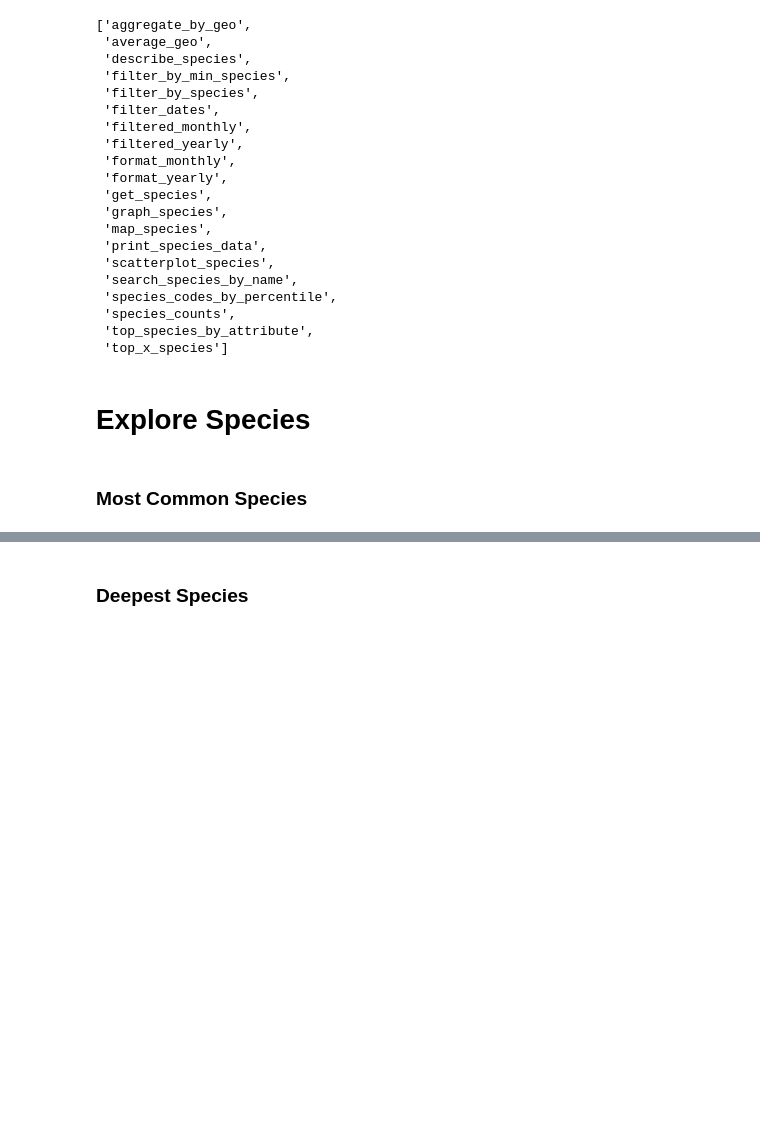
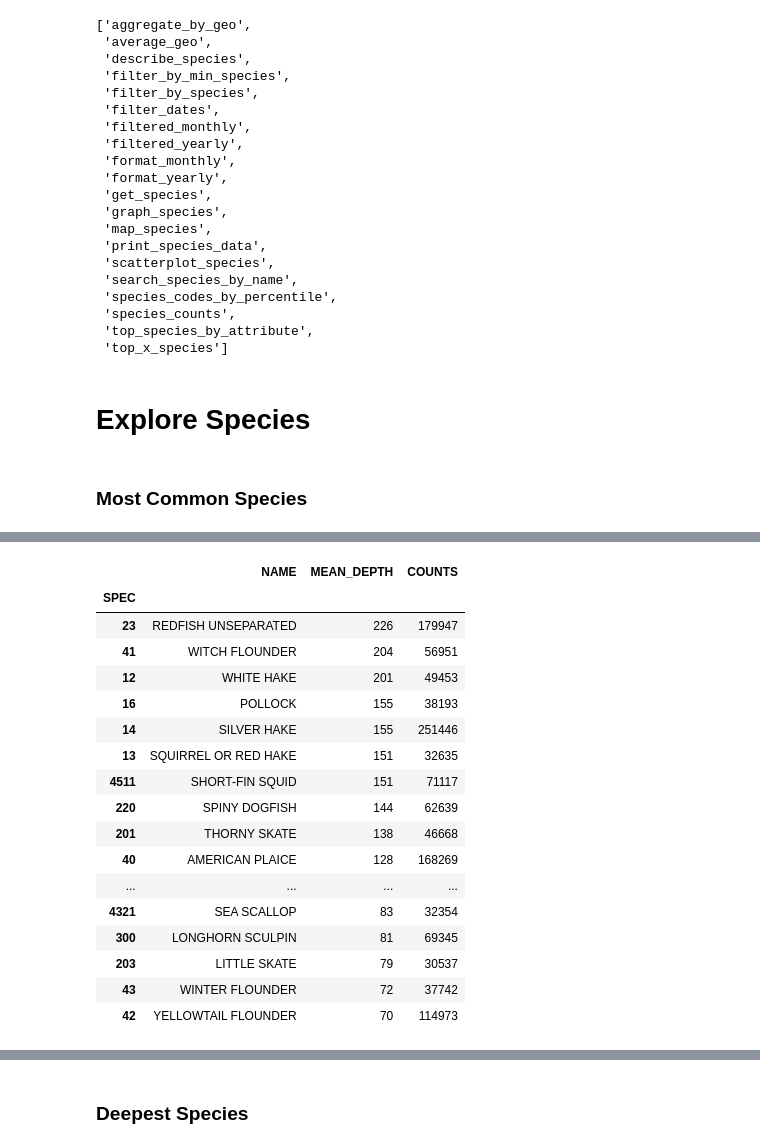
Before and after one commit to KevinCarr42/Maritimes-Research-Vessel-Surveys, a Jupyter notebook: Notebook5_EDA.ipynb, the cells around one changed output, grey strips where cells are left out. Cells and saved outputs as stored; diff of their text form; code cells hidden in the pictures; blank space fills up the shorter version.

```diff
--- a/Notebook5_EDA.ipynb
+++ b/Notebook5_EDA.ipynb
@@ -74,0 +96,25 @@ list_of_imported_functions
+# %%
+top_20_species_list = list(rv.top_x_species(df, 20).index)
+top_20_df = df[df['SPEC'].isin(top_20_species_list)]
+# %%
+# top 20 sorted by average DEPTH
+rv.top_species_by_attribute(top_20_df, attribute='DEPTH', how_many=20)
+# %% [output]
+|  | NAME | MEAN_DEPTH | COUNTS |
+| SPEC |  |  |  |
+| 23 | REDFISH UNSEPARATED | 226 | 179947 |
+| 41 | WITCH FLOUNDER | 204 | 56951 |
+| 12 | WHITE HAKE | 201 | 49453 |
+| 16 | POLLOCK | 155 | 38193 |
+| 14 | SILVER HAKE | 155 | 251446 |
+| 13 | SQUIRREL OR RED HAKE | 151 | 32635 |
+| 4511 | SHORT-FIN SQUID | 151 | 71117 |
+| 220 | SPINY DOGFISH | 144 | 62639 |
+| 201 | THORNY SKATE | 138 | 46668 |
+| 40 | AMERICAN PLAICE | 128 | 168269 |
+| ... | ... | ... | ... |
+| 4321 | SEA SCALLOP | 83 | 32354 |
+| 300 | LONGHORN SCULPIN | 81 | 69345 |
+| 203 | LITTLE SKATE | 79 | 30537 |
+| 43 | WINTER FLOUNDER | 72 | 37742 |
+| 42 | YELLOWTAIL FLOUNDER | 70 | 114973 |
```
Also changed, not shown: parts of 30 cells of this notebook, 1 other file.
